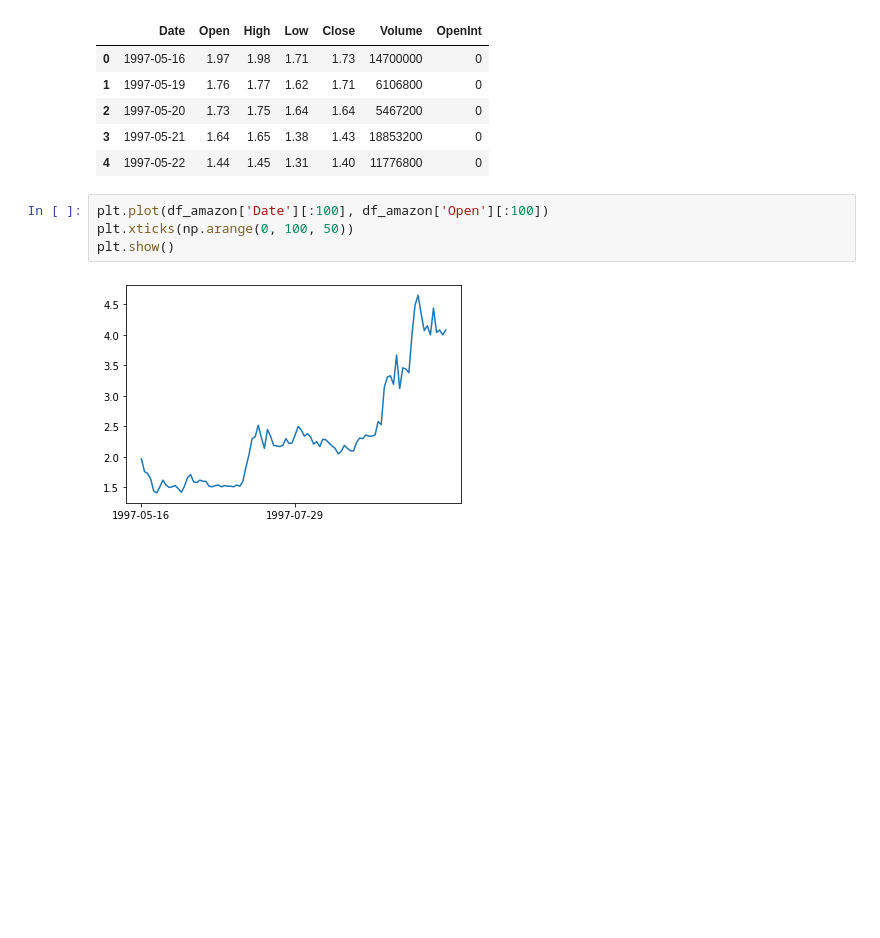
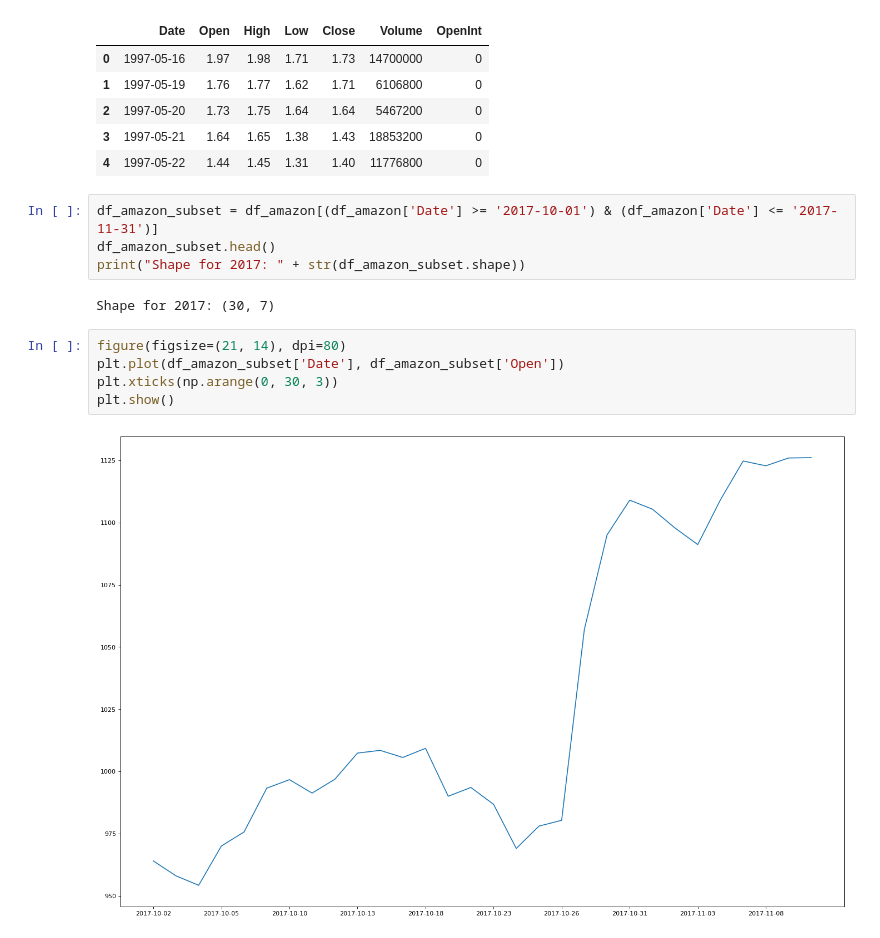
Before and after one commit to caroline-eggett/stock-predictor-analysis, a Jupyter notebook: stock_analysis.ipynb, the cells around one changed output. Drawn from its saved outputs; the diff is of its cells as text; blank space fills up the shorter version.

Commit message:
Making some graphs :)

```diff
--- a/stock_analysis.ipynb
+++ b/stock_analysis.ipynb
@@ -16,9 +17,16 @@ Dimensions: (5153, 7)
 | 2 | 1997-05-20 | 1.73 | 1.75 | 1.64 | 1.64 | 5467200 | 0 |
 | 3 | 1997-05-21 | 1.64 | 1.65 | 1.38 | 1.43 | 18853200 | 0 |
 | 4 | 1997-05-22 | 1.44 | 1.45 | 1.31 | 1.40 | 11776800 | 0 |
+# %%
+df_amazon_subset = df_amazon[(df_amazon['Date'] >= '2017-10-01') & (df_amazon['Date'] <= '2017-11-31')]
+df_amazon_subset.head()
+print("Shape for 2017: " + str(df_amazon_subset.shape))
+# %% [output]
+Shape for 2017: (30, 7)
 # %%
-plt.plot(df_amazon['Date'][:100], df_amazon['Open'][:100])
-plt.xticks(np.arange(0, 100, 50))
+figure(figsize=(21, 14), dpi=80)
+plt.plot(df_amazon_subset['Date'], df_amazon_subset['Open'])
+plt.xticks(np.arange(0, 30, 3))
 plt.show()
 # %% [output]
-[figure, old version]
+[figure, new version]
```
Also changed, not shown: parts of 1 cell of this notebook, 1 other file.
